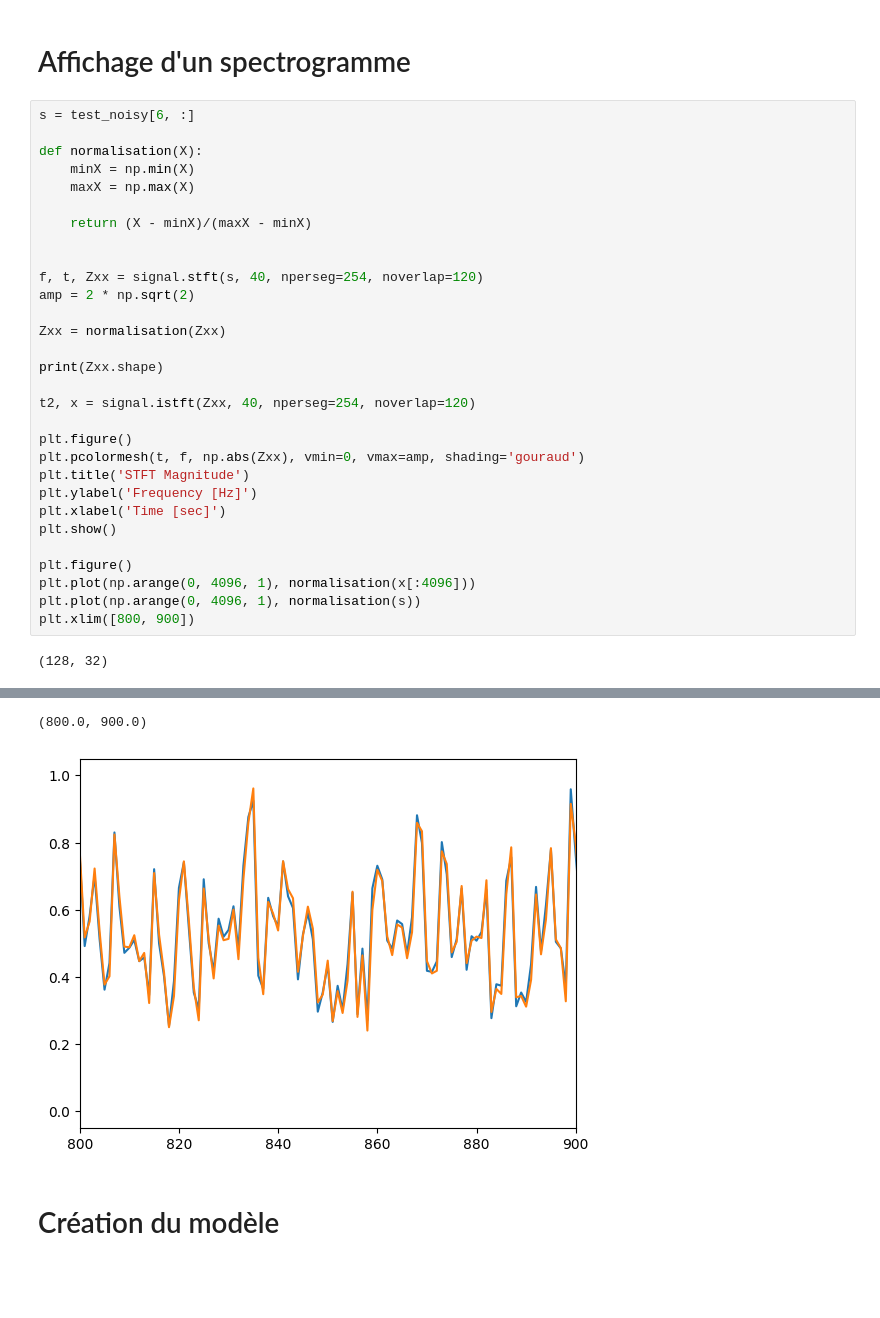
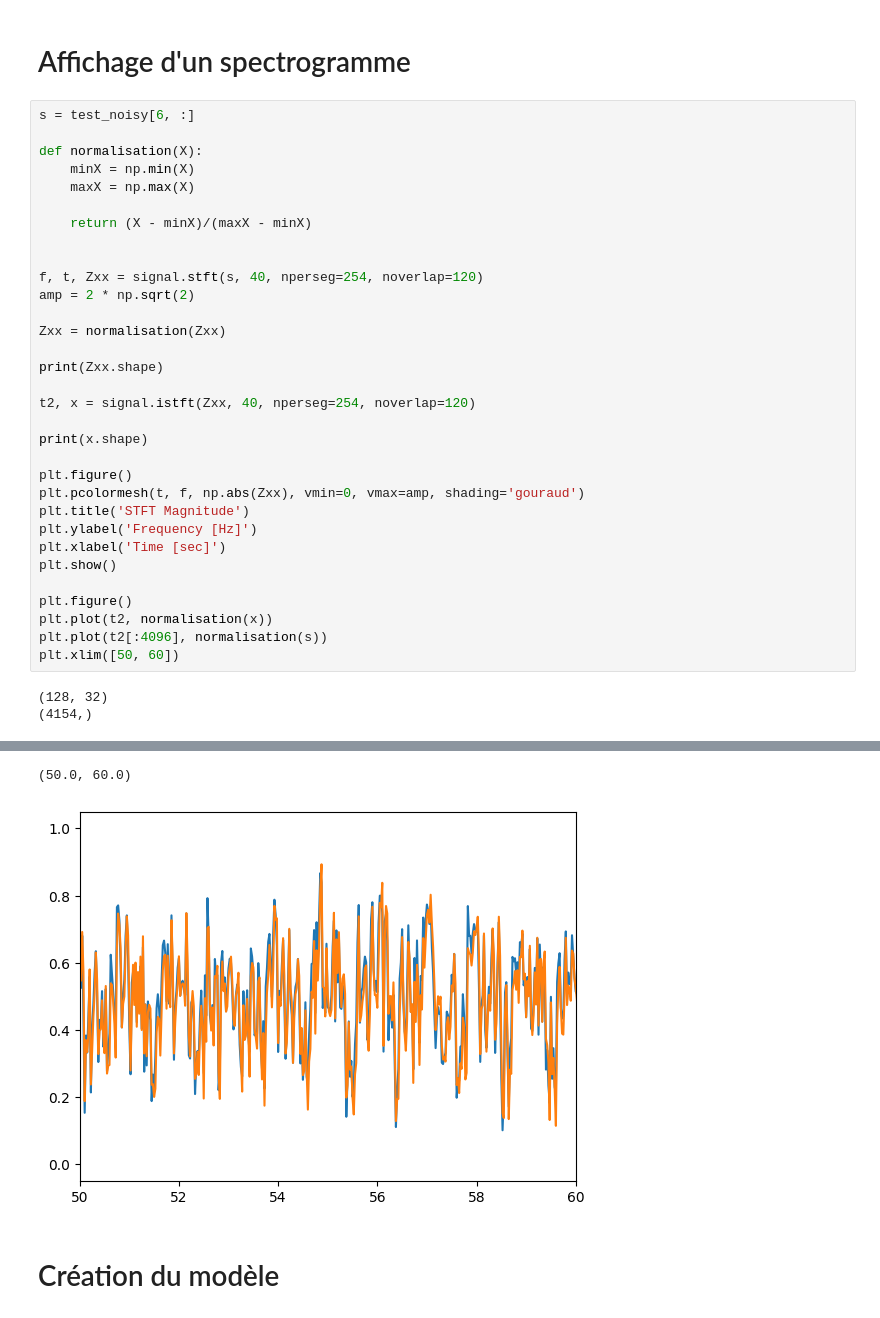
Before and after one commit to GabrielCMG/ProjetDeepLearning, a Jupyter notebook: AE_Spectrogramme.ipynb, the cells around one changed output, grey strips where cells are left out. Cells and saved outputs as stored; diff of their text form; blank space fills up the shorter version.

```diff
--- a/AE_Spectrogramme.ipynb
+++ b/AE_Spectrogramme.ipynb
@@ -60,38 +60,41 @@ validloader = DataLoader(validation_dataset, batch_size=config.batch_size)
 # %%
 s = test_noisy[6, :]
 
 def normalisation(X):
     minX = np.min(X)
     maxX = np.max(X)
 
     return (X - minX)/(maxX - minX)
 
 
 f, t, Zxx = signal.stft(s, 40, nperseg=254, noverlap=120)
 amp = 2 * np.sqrt(2)
 
 Zxx = normalisation(Zxx)
 
 print(Zxx.shape)
 
 t2, x = signal.istft(Zxx, 40, nperseg=254, noverlap=120)
 
+print(x.shape)
+
 plt.figure()
 plt.pcolormesh(t, f, np.abs(Zxx), vmin=0, vmax=amp, shading='gouraud')
 plt.title('STFT Magnitude')
 plt.ylabel('Frequency [Hz]')
 plt.xlabel('Time [sec]')
 plt.show()
 
 plt.figure()
-plt.plot(np.arange(0, 4096, 1), normalisation(x[:4096]))
-plt.plot(np.arange(0, 4096, 1), normalisation(s))
-plt.xlim([800, 900])
+plt.plot(t2, normalisation(x))
+plt.plot(t2[:4096], normalisation(s))
+plt.xlim([50, 60])
 # %% [output]
 (128, 32)
+(4154,)
 [figure]
-(800.0, 900.0)
+(50.0, 60.0)
-[figure, old version]
+[figure, new version]
 # %% [markdown]
 # Création du modèle
 # %%
```
Also changed, not shown: parts of 4 cells of this notebook, 5 other files.
